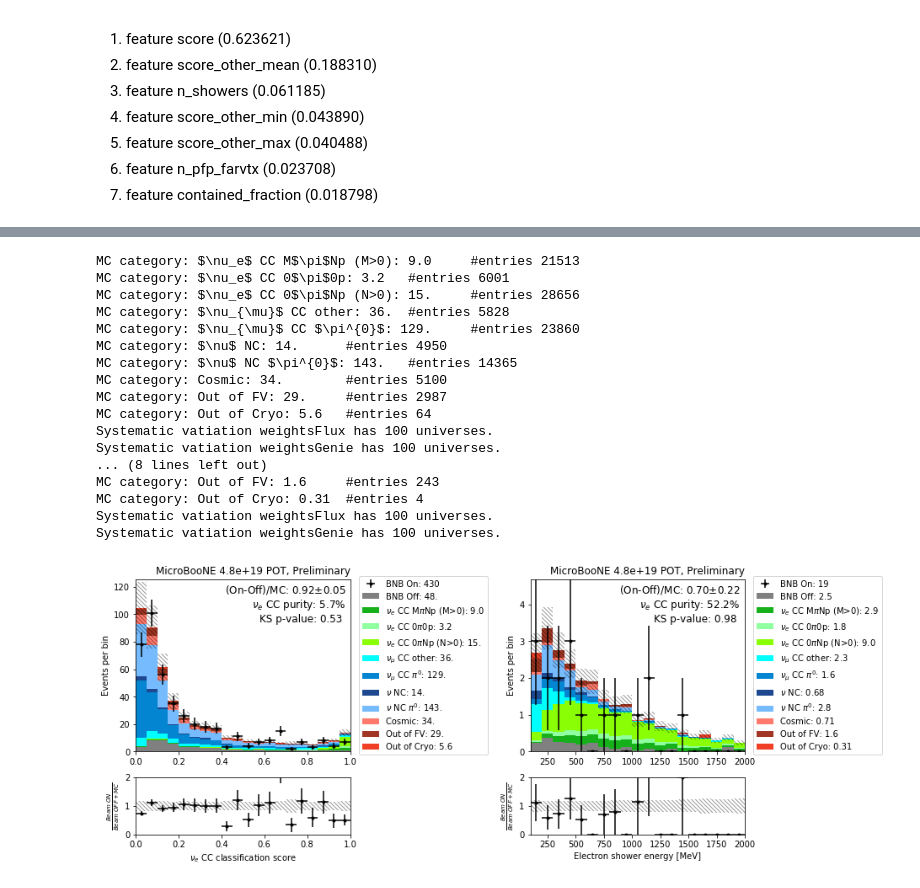
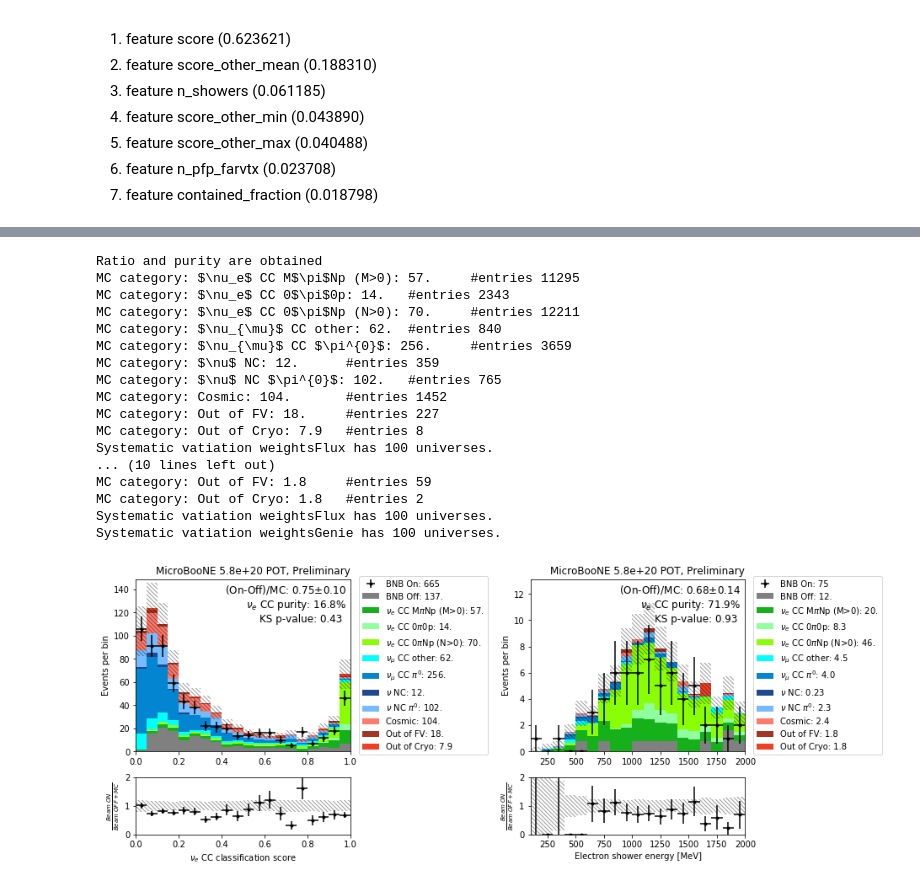
Before and after one commit to Wouter-VDP/nuecc_python, a Jupyter notebook: NuePlots_datamc.ipynb, the cells around one changed output, grey strips where cells are left out. Saved outputs shown, nothing was run; the diff lists cells and outputs as text; code cells hidden in the pictures.

```diff
--- a/NuePlots_datamc.ipynb
+++ b/NuePlots_datamc.ipynb
@@ -31,7 +31,7 @@ data["sideband"]["daughters"].query("run==14597 & sub==156 & evt==7804")
 |  |  |  | 1 | 14597 | 156 | 7804 | 0.998283 | 3 | 1 | ... |
 |  |  |  | 2 | 14597 | 156 | 7804 | 0.998283 | 3 | 1 | ... |
 # %%
-sideband = False
+sideband = True
 if sideband:
     beam_on = "sideband"
     master_query = (
@@ -1336,7 +1199,7 @@ ax[0][0].text(
     r"(On-Off)/MC: {:.2f}$\pm${:.2f}".format(ratio[0], ratio[2])
     + "\n"
     + r"$\nu_e$"
-    + " CC purity: {0:<3.1%}\nKS p-value: {1:<5.2f}".format(purity, ks_p),
+    + " CC purity: {0:<3.1%}\nKS p-value: {1:<5.2f}".format(purity[0], ks_p),
     horizontalalignment="right",
     fontsize=12,
 )
@@ -1346,48 +1209,48 @@ ratio, purity, ks_p, _ = plotter.plot_panel_data_mc(
     ax.T[1],
     "shr_energy_y_v",
     "Electron shower energy [MeV]",
     N_bins=19,
     x_min=100,
     x_max=2000,
     query="(select & e_candidate)",
     legend=True,
     title_str=title_str,
     y_max_scaler=1.4,
     kind="cat",
     show_lee=False,
     show_syst=True,
 )
 ax[0][1].text(
     ax[0][1].get_xlim()[1] * 0.98,
     ax[0][1].get_ylim()[1] * 0.75,
     r"(On-Off)/MC: {:.2f}$\pm${:.2f}".format(ratio[0], ratio[2])
     + "\n"
     + r"$\nu_e$"
-    + " CC purity: {0:<3.1%}\nKS p-value: {1:<5.2f}".format(purity, ks_p),
+    + " CC purity: {0:<3.1%}\nKS p-value: {1:<5.2f}".format(purity[0], ks_p),
     horizontalalignment="right",
     fontsize=12,
 )
 
 [x.set_title("", loc="left") for x in ax[0]]
 [x.set_ylim(0.0, 2) for x in ax[1]]
 
-fig.savefig(output_dir + "final.pdf", bbox_inches="tight")
+fig.savefig(output_dir + "event_bdt.pdf", bbox_inches="tight")
 # %% [output]
-MC category: $\nu_e$ CC M$\pi$Np (M>0): 9.0     #entries 21513
-MC category: $\nu_e$ CC 0$\pi$0p: 3.2   #entries 6001
-MC category: $\nu_e$ CC 0$\pi$Np (N>0): 15.     #entries 28656
-MC category: $\nu_{\mu}$ CC other: 36.  #entries 5828
-MC category: $\nu_{\mu}$ CC $\pi^{0}$: 129.     #entries 23860
-MC category: $\nu$ NC: 14.      #entries 4950
-MC category: $\nu$ NC $\pi^{0}$: 143.   #entries 14365
-MC category: Cosmic: 34.        #entries 5100
-MC category: Out of FV: 29.     #entries 2987
-MC category: Out of Cryo: 5.6   #entries 64
+Ratio and purity are obtained
+MC category: $\nu_e$ CC M$\pi$Np (M>0): 57.     #entries 11295
+MC category: $\nu_e$ CC 0$\pi$0p: 14.   #entries 2343
+MC category: $\nu_e$ CC 0$\pi$Np (N>0): 70.     #entries 12211
+MC category: $\nu_{\mu}$ CC other: 62.  #entries 840
+MC category: $\nu_{\mu}$ CC $\pi^{0}$: 256.     #entries 3659
+MC category: $\nu$ NC: 12.      #entries 359
+MC category: $\nu$ NC $\pi^{0}$: 102.   #entries 765
+MC category: Cosmic: 104.       #entries 1452
+MC category: Out of FV: 18.     #entries 227
+MC category: Out of Cryo: 7.9   #entries 8
+Systematic vatiation weightsFlux has 100 universes.
+... (10 lines left out)
+MC category: Out of FV: 1.8     #entries 59
+MC category: Out of Cryo: 1.8   #entries 2
 Systematic vatiation weightsFlux has 100 universes.
 Systematic vatiation weightsGenie has 100 universes.
-... (8 lines left out)
-MC category: Out of FV: 1.6     #entries 243
-MC category: Out of Cryo: 0.31  #entries 4
-Systematic vatiation weightsFlux has 100 universes.
-Systematic vatiation weightsGenie has 100 universes.
-[figure, old version]
+[figure, new version]
```
Also changed, not shown: parts of 19 cells of this notebook, 22 other files.
